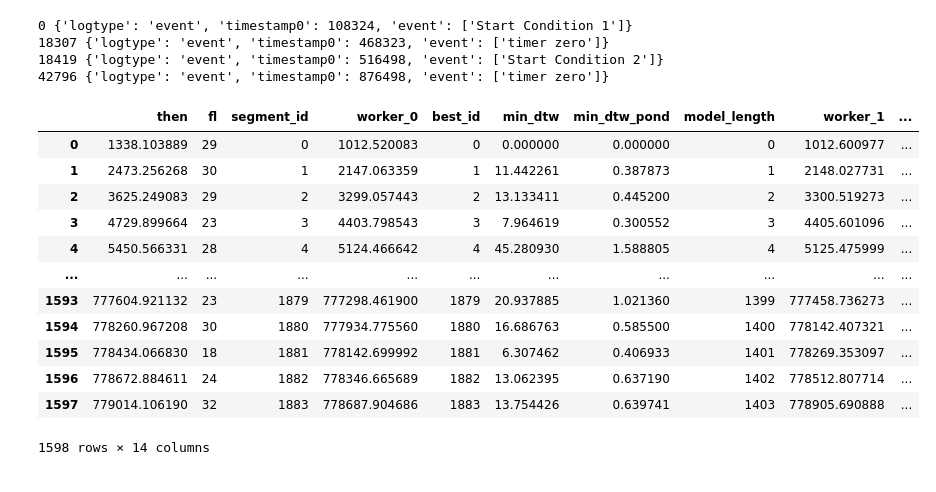
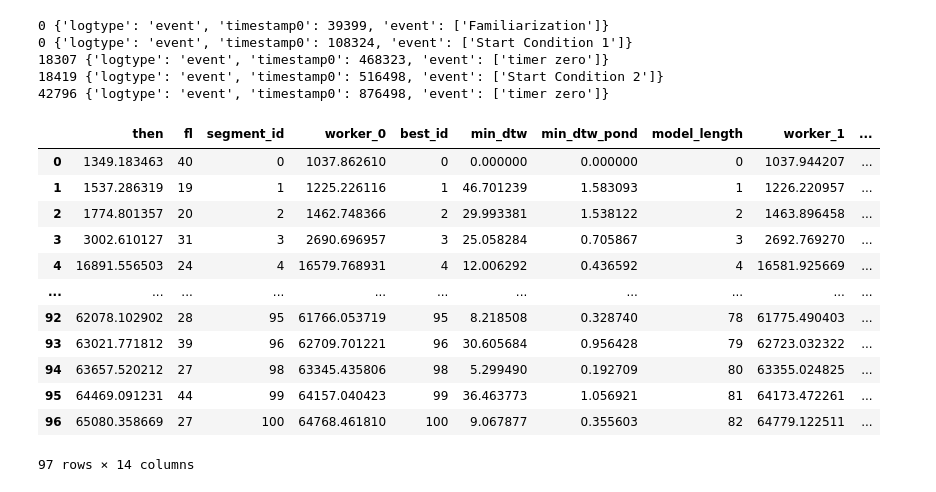
Before and after one commit to ircam-ismm/nime2022-elicitation-demo, a Jupyter notebook: notebooks/novelty_analysis.ipynb, the cells around one changed output. Cells and saved outputs as stored; diff of their text form; code cells hidden in the pictures.

```diff
--- a/notebooks/novelty_analysis.ipynb
+++ b/notebooks/novelty_analysis.ipynb
@@ -26,25 +25,28 @@ fb     = df[fbind].dropna(axis=1)
 (seg['min_dtw_pond'] > 1).cumsum().plot()
 # %%
 # new load method
-res, seg = read_log(logfilename)
-seg = pd.DataFrame(seg)
-seg
+res0, seg0 = read_log(datadir + p2fam)
+res,  seg  = read_log(datadir + p2exp)
+seg0 = pd.DataFrame(seg0)
+seg  = pd.DataFrame(seg)
+seg0
 # %% [output]
+0 {'logtype': 'event', 'timestamp0': 39399, 'event': ['Familiarization']}
 0 {'logtype': 'event', 'timestamp0': 108324, 'event': ['Start Condition 1']}
 18307 {'logtype': 'event', 'timestamp0': 468323, 'event': ['timer zero']}
 18419 {'logtype': 'event', 'timestamp0': 516498, 'event': ['Start Condition 2']}
 42796 {'logtype': 'event', 'timestamp0': 876498, 'event': ['timer zero']}
 |  | then | fl | segment_id | worker_0 | best_id | min_dtw | min_dtw_pond | model_length | worker_1 | ... |
-| 0 | 1338.103889 | 29 | 0 | 1012.520083 | 0 | 0.000000 | 0.000000 | 0 | 1012.600977 | ... |
-| 1 | 2473.256268 | 30 | 1 | 2147.063359 | 1 | 11.442261 | 0.387873 | 1 | 2148.027731 | ... |
-| 2 | 3625.249083 | 29 | 2 | 3299.057443 | 2 | 13.133411 | 0.445200 | 2 | 3300.519273 | ... |
-| 3 | 4729.899664 | 23 | 3 | 4403.798543 | 3 | 7.964619 | 0.300552 | 3 | 4405.601096 | ... |
-| 4 | 5450.566331 | 28 | 4 | 5124.466642 | 4 | 45.280930 | 1.588805 | 4 | 5125.475999 | ... |
+| 0 | 1349.183463 | 40 | 0 | 1037.862610 | 0 | 0.000000 | 0.000000 | 0 | 1037.944207 | ... |
+| 1 | 1537.286319 | 19 | 1 | 1225.226116 | 1 | 46.701239 | 1.583093 | 1 | 1226.220957 | ... |
+| 2 | 1774.801357 | 20 | 2 | 1462.748366 | 2 | 29.993381 | 1.538122 | 2 | 1463.896458 | ... |
+| 3 | 3002.610127 | 31 | 3 | 2690.696957 | 3 | 25.058284 | 0.705867 | 3 | 2692.769270 | ... |
+| 4 | 16891.556503 | 24 | 4 | 16579.768931 | 4 | 12.006292 | 0.436592 | 4 | 16581.925669 | ... |
 | ... | ... | ... | ... | ... | ... | ... | ... | ... | ... | ... |
-| 1593 | 777604.921132 | 23 | 1879 | 777298.461900 | 1879 | 20.937885 | 1.021360 | 1399 | 777458.736273 | ... |
-| 1594 | 778260.967208 | 30 | 1880 | 777934.775560 | 1880 | 16.686763 | 0.585500 | 1400 | 778142.407321 | ... |
-| 1595 | 778434.066830 | 18 | 1881 | 778142.699992 | 1881 | 6.307462 | 0.406933 | 1401 | 778269.353097 | ... |
-| 1596 | 778672.884611 | 24 | 1882 | 778346.665689 | 1882 | 13.062395 | 0.637190 | 1402 | 778512.807714 | ... |
-| 1597 | 779014.106190 | 32 | 1883 | 778687.904686 | 1883 | 13.754426 | 0.639741 | 1403 | 778905.690888 | ... |
+| 92 | 62078.102902 | 28 | 95 | 61766.053719 | 95 | 8.218508 | 0.328740 | 78 | 61775.490403 | ... |
+| 93 | 63021.771812 | 39 | 96 | 62709.701221 | 96 | 30.605684 | 0.956428 | 79 | 62723.032322 | ... |
+| 94 | 63657.520212 | 27 | 98 | 63345.435806 | 98 | 5.299490 | 0.192709 | 80 | 63355.024825 | ... |
+| 95 | 64469.091231 | 44 | 99 | 64157.040423 | 99 | 36.463773 | 1.056921 | 81 | 64173.472261 | ... |
+| 96 | 65080.358669 | 27 | 100 | 64768.461810 | 100 | 9.067877 | 0.355603 | 82 | 64779.122511 | ... |
-1598 rows × 14 columns
+97 rows × 14 columns
 # %%
```
Also changed, not shown: parts of 4 cells of this notebook.
